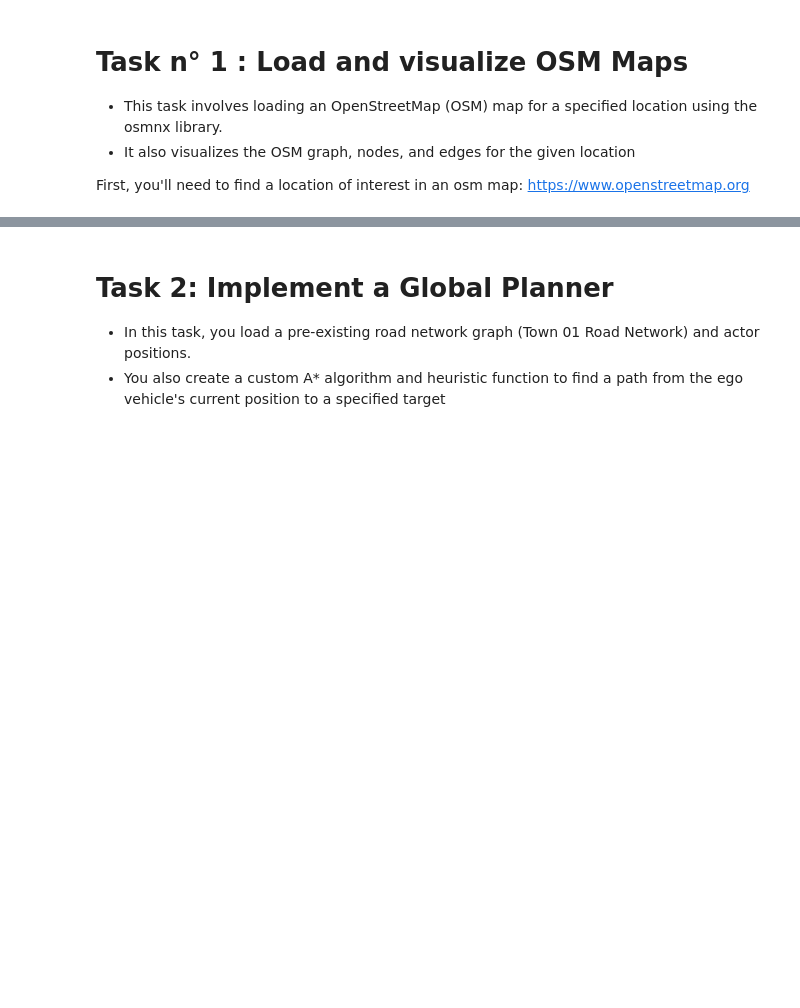
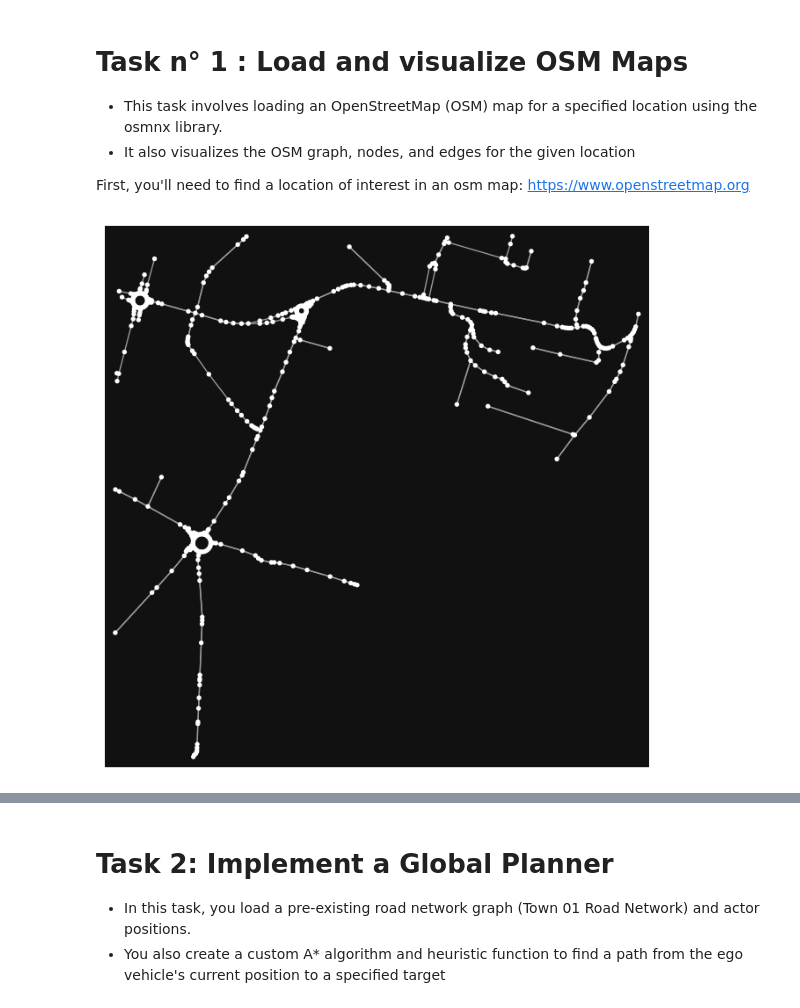
Before and after one commit to JLancha/ecn_auve, a Jupyter notebook: lab2/lab2.ipynb, the cells around one changed output, grey strips where cells are left out. Cells and saved outputs as stored; diff of their text form; code cells hidden in the pictures; blank space fills up the shorter version.

```diff
--- a/lab2/lab2.ipynb
+++ b/lab2/lab2.ipynb
@@ -19,17 +17,21 @@ First, you'll need to find a location of interest in an osm map: https://www.ope
 # %%
 def create_config():
    # Place you are interested :
     location = (47.2489965, -1.5473425) # Nantes, Ecole Centrale
     mode = "drive"
     ox.config(log_console=False, use_cache=True)
 
     G_osmnx = ox.graph_from_point(location, dist=500, simplify=False, network_type=mode )
     return(G_osmnx)
 
 G_osmnx = create_config() # This may take a while the first time
 
 # TODO : Plot the graph and nodes according to the osmnx documentation
 # TIP : You can use the function osmnx.plot.plot_graph()
+fig, ax = ox.plot_graph(G_osmnx) #, node_size=0, edge_linewidth=0.5, bgcolor='white', edge_color='blue', show=True, close=True)
+plt.show()
+# %% [output]
+[figure, added]
 # %%
 # Arbitrary origin and destination
 origin = (round(-1.5562600,6), round(47.2467100,6))
```
Also changed, not shown: parts of 10 cells of this notebook, 6 other files.
